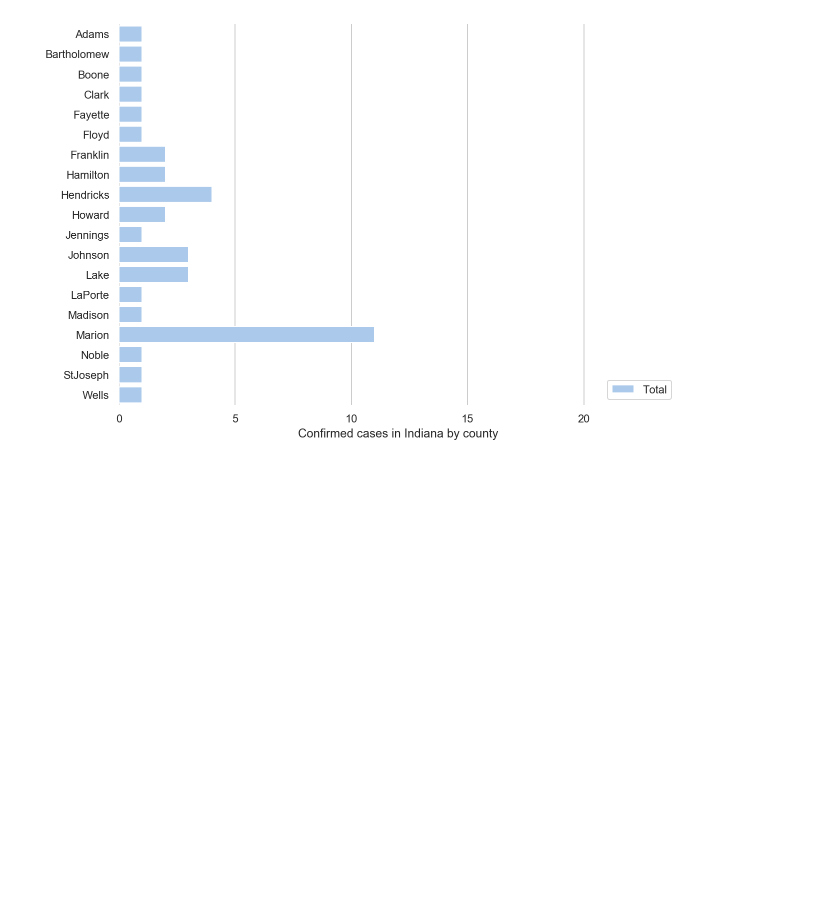
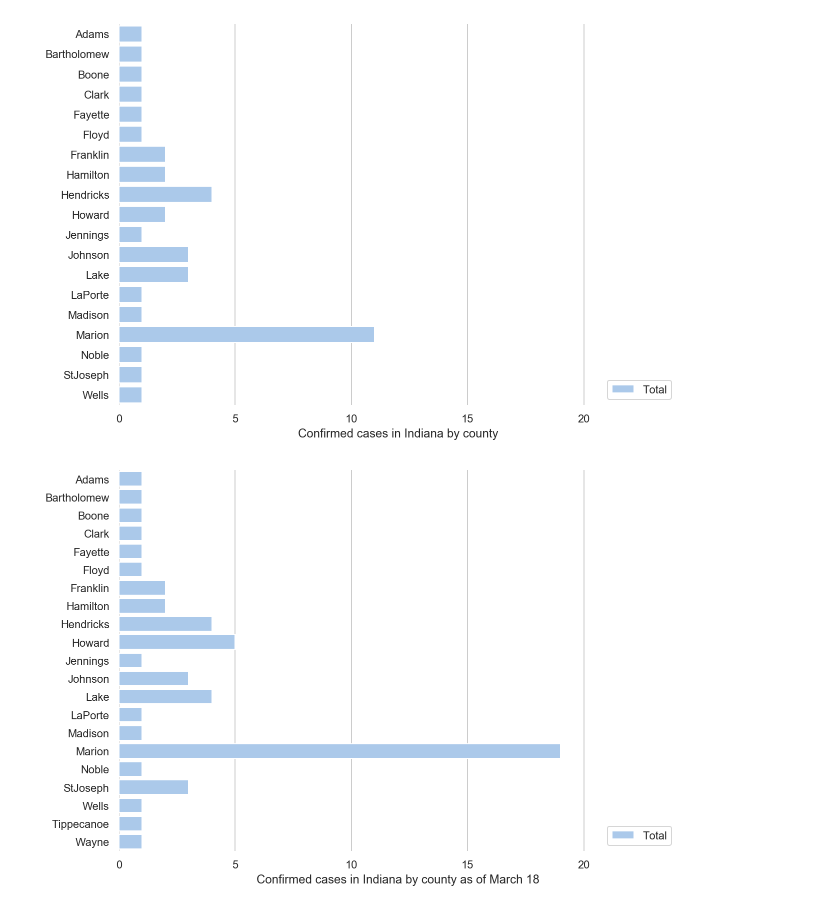
Before and after one commit to hilljtm/Indiana_covid19, a Jupyter notebook: counties.ipynb, the cells around one changed output. Saved outputs shown, nothing was run; the diff lists cells and outputs as text; code cells hidden in the pictures; blank space fills up the shorter version.

Commit message:
data as of march 18 added and plotted

```diff
--- a/counties.ipynb
+++ b/counties.ipynb
@@ -45,3 +45,27 @@ sns.despine(left=True, bottom=True)
 plt.savefig('covid.png', orientation='landscape', dpi=80)
 # %% [output]
 [figure]
+# %%
+import seaborn as sns
+import matplotlib.pyplot as plt
+sns.set(style="whitegrid")
+
+# Initialize the matplotlib figure
+f, ax = plt.subplots(figsize=(10, 7))
+
+# Load data
+df_18 = pd.read_csv('Data/covid19_county_mar_18.csv')
+
+# Plot the total
+sns.set_color_codes("pastel")
+sns.barplot(x=df_18["Cases"], y=df_18["County"], data=df_18,
+            label="Total", color="b")
+
+# Add a legend and informative axis label
+ax.legend(ncol=2, loc="lower right", frameon=True)
+ax.set(xlim=(0, 24), ylabel="",
+       xlabel="Confirmed cases in Indiana by county as of March 18")
+sns.despine(left=True, bottom=True)
+plt.savefig('covid_mar_18.png', orientation='landscape', dpi=80)
+# %% [output]
+[figure, added]
```
Also changed, not shown: parts of 1 cell of this notebook, 2 other files.
